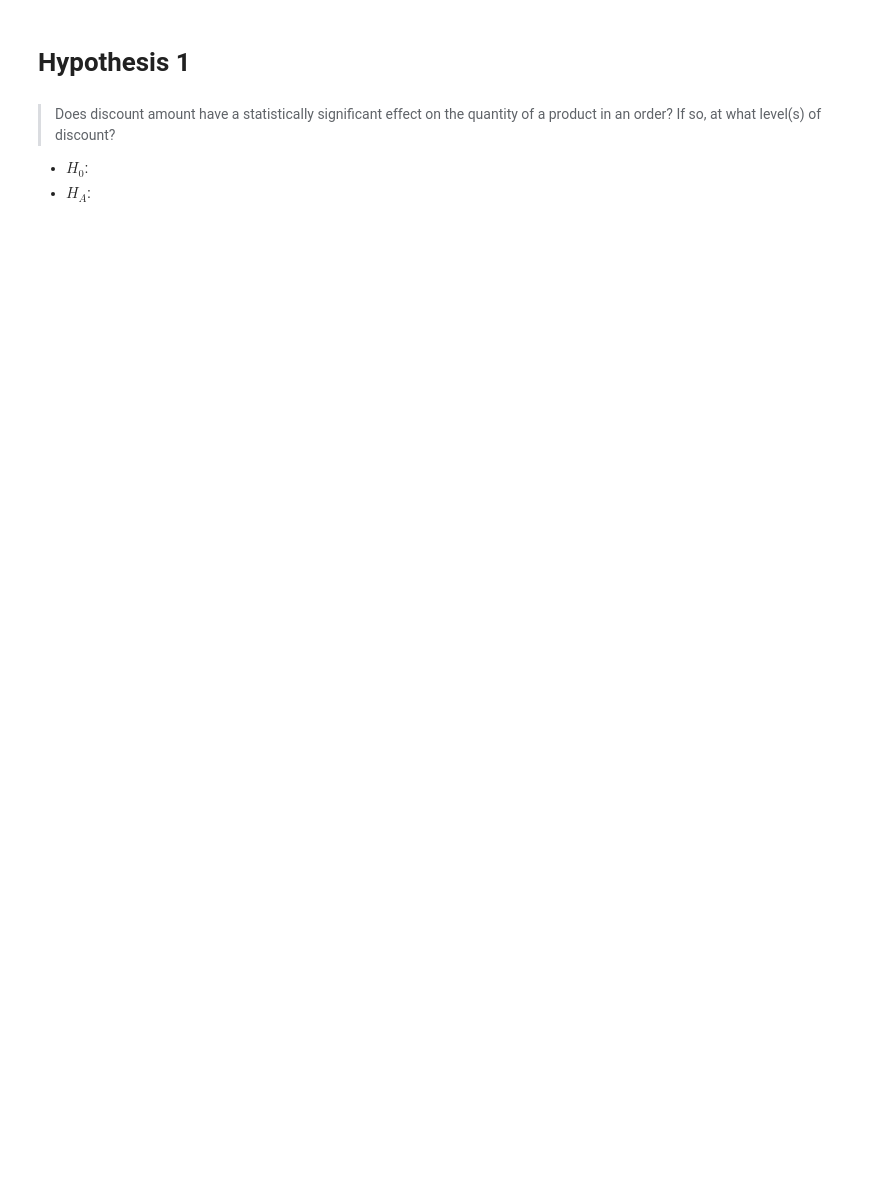
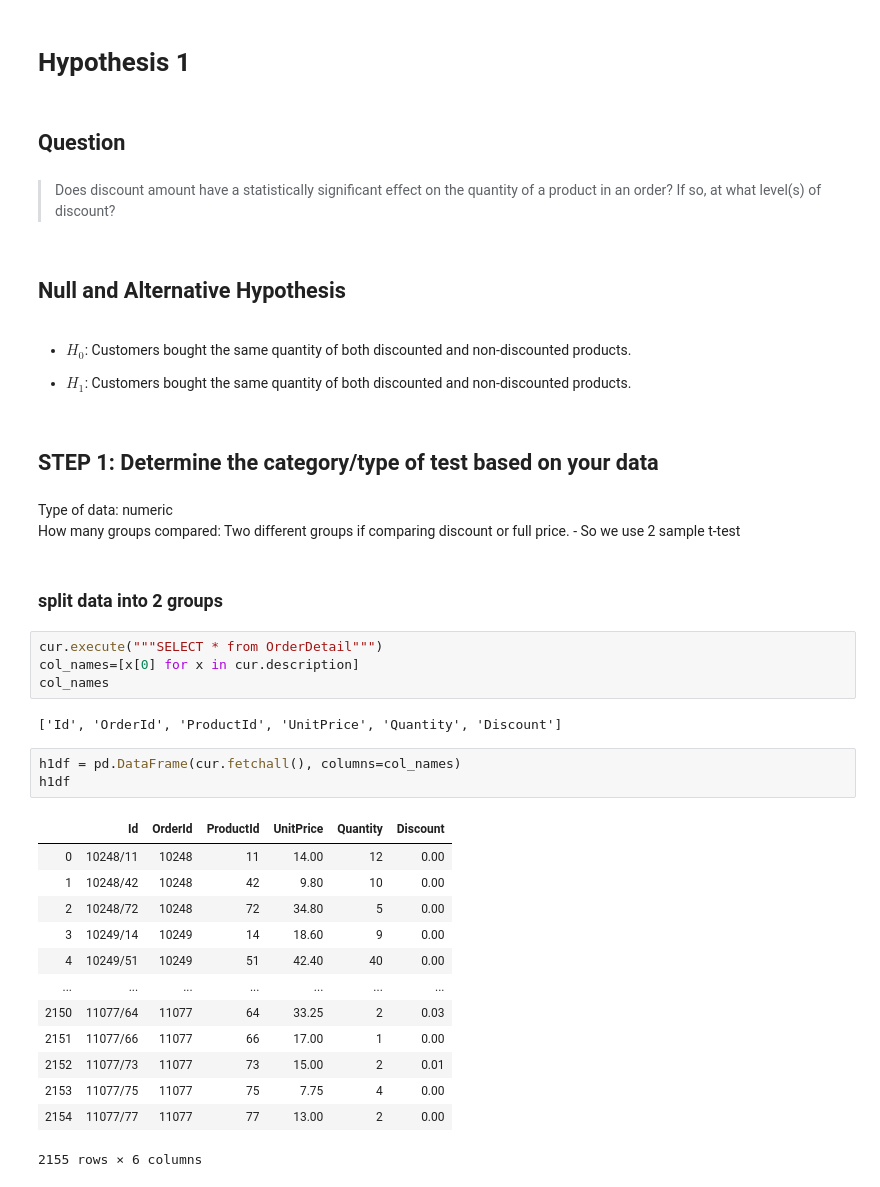
Before and after one commit to alexanderjohnny/hypothesis_testing_workflow_python, a Jupyter notebook: ALEX_BEAT_student.ipynb, the cells around one changed output. Saved outputs shown, nothing was run; the diff lists cells and outputs as text; blank space fills up the shorter version.

Commit message:
test commit, completed hyp1

```diff
--- a/ALEX_BEAT_student.ipynb
+++ b/ALEX_BEAT_student.ipynb
@@ -41,7 +196,43 @@ cur = connect.cursor()
 # %% [markdown]
 # Hypothesis 1
+# %% [markdown]
+## Question
 # %% [markdown]
 > Does discount amount have a statistically significant effect on the quantity of a product in an order? If so, at what level(s) of discount?
-
-- $H_0$:
-- $H_A$:
+# %% [markdown]
+## Null and Alternative Hypothesis
+# %% [markdown]
+- $H_0$: Customers bought the same quantity of both discounted and non-discounted products.
+
+- $H_1$: Customers bought the same quantity of both discounted and non-discounted products.
+# %% [markdown]
+## STEP 1: Determine the category/type of test based on your data
+# %% [markdown]
+Type of data: numeric <br>
+    How many groups compared: Two different groups if comparing discount or full price.
+        - So we use 2 sample t-test
+# %% [markdown]
+### split data into 2 groups
+# %%
+cur.execute("""SELECT * from OrderDetail""")
+col_names=[x[0] for x in cur.description]
+col_names
+# %% [output]
+['Id', 'OrderId', 'ProductId', 'UnitPrice', 'Quantity', 'Discount']
+# %%
+h1df = pd.DataFrame(cur.fetchall(), columns=col_names)
+h1df
+# %% [output]
+|  | Id | OrderId | ProductId | UnitPrice | Quantity | Discount |
+| 0 | 10248/11 | 10248 | 11 | 14.00 | 12 | 0.00 |
+| 1 | 10248/42 | 10248 | 42 | 9.80 | 10 | 0.00 |
+| 2 | 10248/72 | 10248 | 72 | 34.80 | 5 | 0.00 |
+| 3 | 10249/14 | 10249 | 14 | 18.60 | 9 | 0.00 |
+| 4 | 10249/51 | 10249 | 51 | 42.40 | 40 | 0.00 |
+| ... | ... | ... | ... | ... | ... | ... |
+| 2150 | 11077/64 | 11077 | 64 | 33.25 | 2 | 0.03 |
+| 2151 | 11077/66 | 11077 | 66 | 17.00 | 1 | 0.00 |
+| 2152 | 11077/73 | 11077 | 73 | 15.00 | 2 | 0.01 |
+| 2153 | 11077/75 | 11077 | 75 | 7.75 | 4 | 0.00 |
+| 2154 | 11077/77 | 11077 | 77 | 13.00 | 2 | 0.00 |
+2155 rows × 6 columns
```
Also changed, not shown: parts of 37 cells of this notebook, 2 other files.
